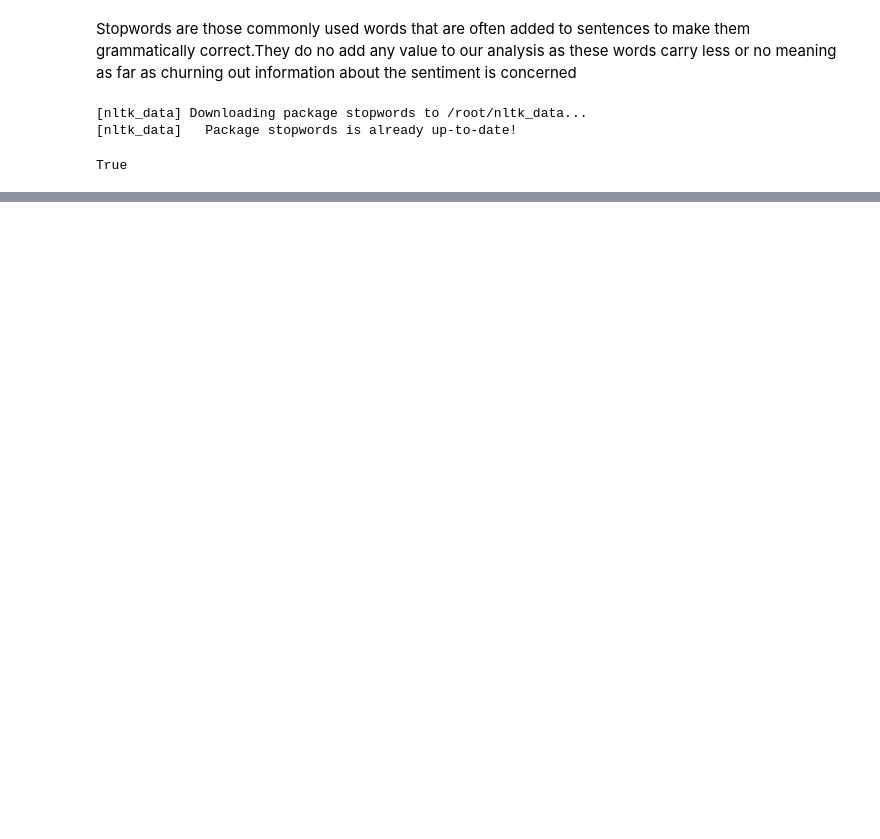
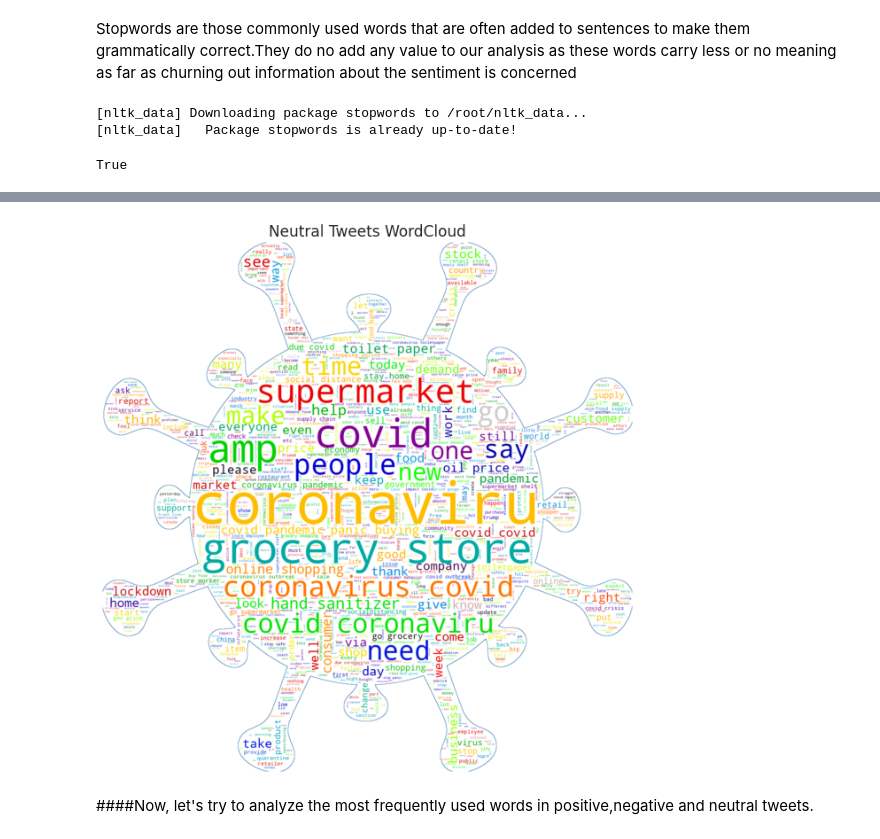
Before and after one commit to manjusreekc/Classification-Coronavirus-Tweet-Sentiment-Analysis, a Jupyter notebook: Coronavirus_Tweet_Sentiment_Analysis_Manjusree_K_C_Capstone_Project.ipynb, the cells around one changed output, grey strips where cells are left out. Saved outputs shown, nothing was run; the diff lists cells and outputs as text; code cells hidden in the pictures; blank space fills up the shorter version.

```diff
--- a/Coronavirus_Tweet_Sentiment_Analysis_Manjusree_K_C_Capstone_Project.ipynb
+++ b/Coronavirus_Tweet_Sentiment_Analysis_Manjusree_K_C_Capstone_Project.ipynb
@@ -582,0 +685,9 @@ df['cleaned tweet'] = df['cleaned tweet'].apply(text_process)
+# %%
+#Creating a word cloud with words in neutral tweets
+word_cloud(neutral)
+plt.title("Neutral Tweets WordCloud", fontsize=17)
+plt.show()
+# %% [output]
+[figure, added]
+# %% [markdown]
+####Now, let's try to analyze the most frequently used words in positive,negative and neutral tweets.
```
Also changed, not shown: parts of 46 cells of this notebook.
